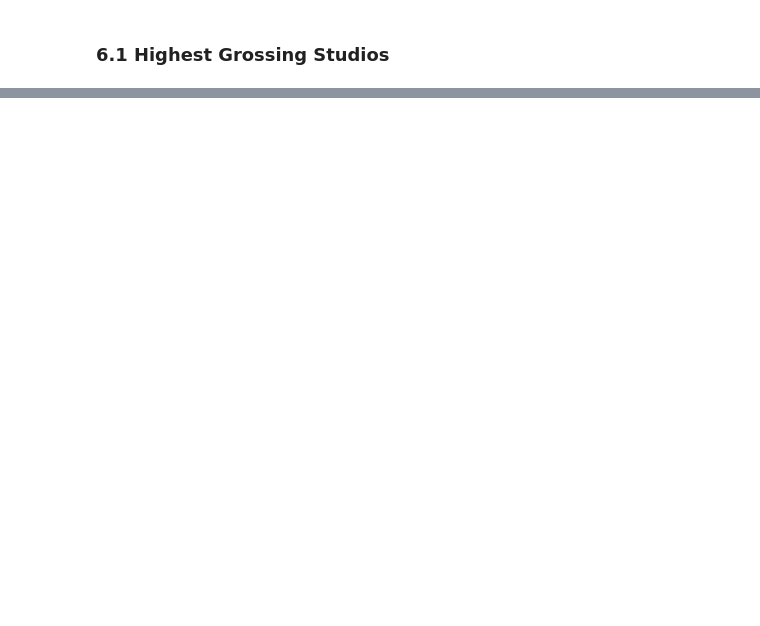
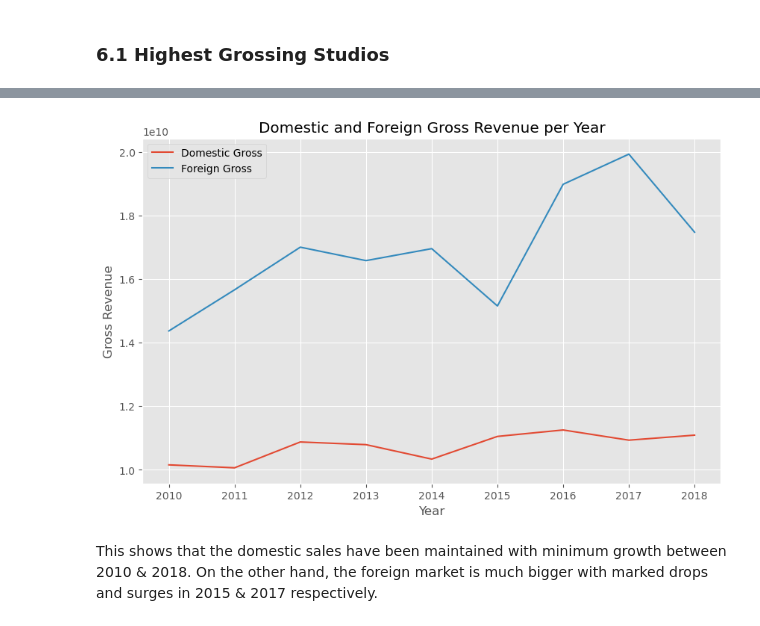
Before and after one commit to emma-030/Phase1Project_New, a Jupyter notebook: Phase1Project_New.ipynb, the cells around one changed output, grey strips where cells are left out. Cells and saved outputs as stored; diff of their text form; code cells hidden in the pictures; blank space fills up the shorter version.

```diff
--- a/Phase1Project_New.ipynb
+++ b/Phase1Project_New.ipynb
@@ -827,0 +1104,25 @@ FileNotFoundError: [Errno 2] No such file or directory: 'Images/studios.png'
+# %%
+# Plotting the
+# Group the DataFrame by year and calculate the sum of domestic gross and foreign gross
+df_yearly_gross = df_bom_movie.groupby('year')[['domestic_gross', 'foreign_gross']].sum()
+
+# Create a line graph
+fig, ax = plt.subplots(figsize=(10, 6))
+
+# Plot the line for domestic gross
+df_yearly_gross['domestic_gross'].plot(ax=ax, label='Domestic Gross')
+
+# Plot the line for foreign gross
+df_yearly_gross['foreign_gross'].plot(ax=ax, label='Foreign Gross')
+
+# Set labels and title
+ax.set_xlabel('Year')
+ax.set_ylabel('Gross Revenue')
+ax.set_title('Domestic and Foreign Gross Revenue per Year')
+ax.legend()
+plt.show()
+fig.savefig('Domestic_foreign_performance.png');
+# %% [output]
+[figure, added]
+# %% [markdown]
+This shows that the domestic sales have been maintained with minimum growth between 2010 & 2018. On the other hand, the foreign market is much bigger with marked drops and surges in 2015 & 2017 respectively.
```
Also changed, not shown: parts of 34 cells of this notebook.
